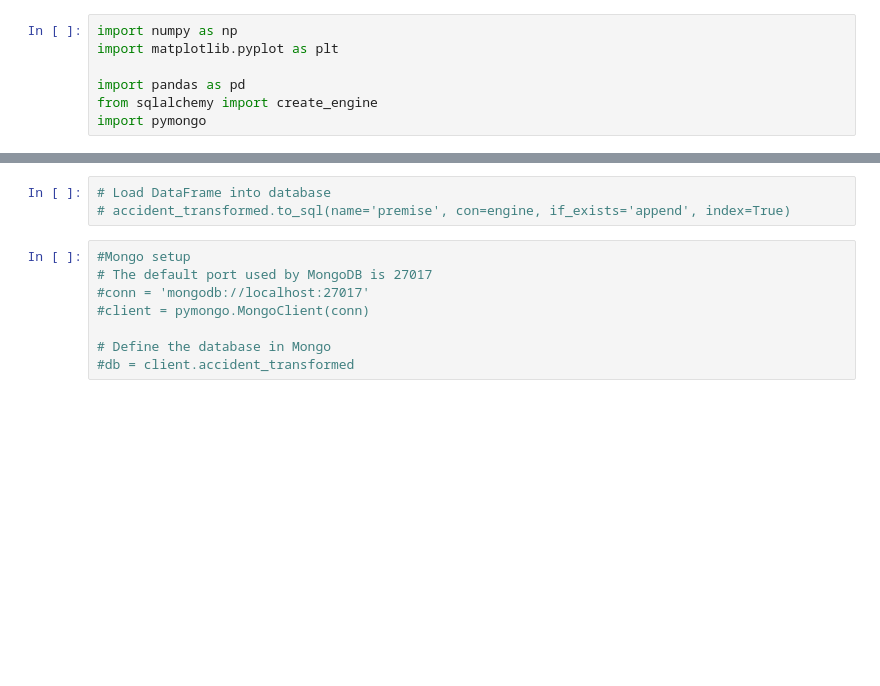
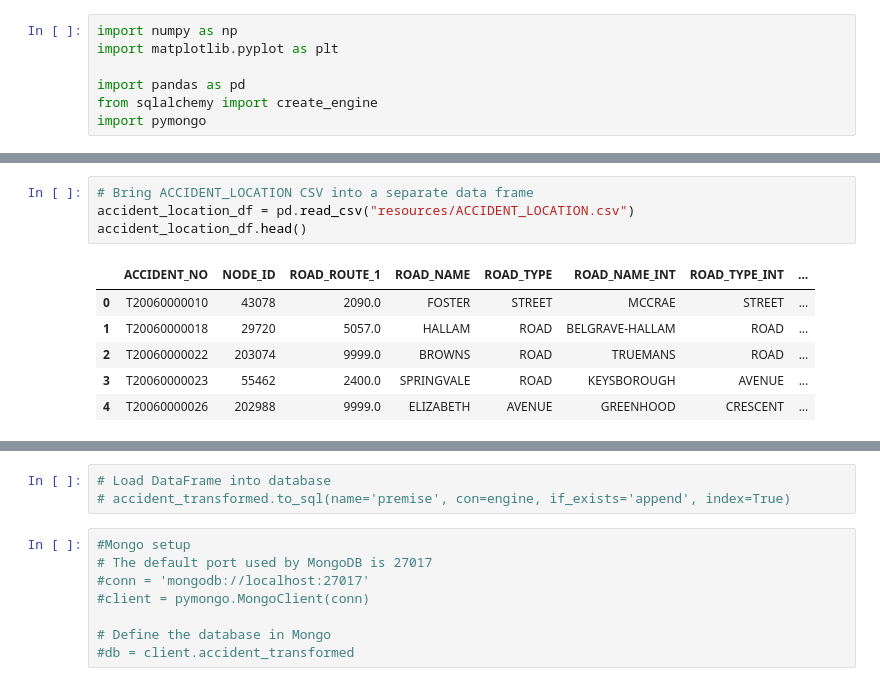
Before and after one commit to Stu-Vic/ETL-Project, a Jupyter notebook: ETL.ipynb, the cells around one changed output, grey strips where cells are left out. Cells and saved outputs as stored; diff of their text form; blank space fills up the shorter version.

Commit message:
transform csv files to dataframes

```diff
--- a/ETL.ipynb
+++ b/ETL.ipynb
@@ -254,0 +33,11 @@ accident_transformed_df.to_csv("Victorian_Accident_Data_2006-2020.csv")
+# %%
+# Bring ACCIDENT_LOCATION CSV into a separate data frame
+accident_location_df = pd.read_csv("resources/ACCIDENT_LOCATION.csv")
+accident_location_df.head()
+# %% [output]
+|  | ACCIDENT_NO | NODE_ID | ROAD_ROUTE_1 | ROAD_NAME | ROAD_TYPE | ROAD_NAME_INT | ROAD_TYPE_INT | ... |
+| 0 | T20060000010 | 43078 | 2090.0 | FOSTER | STREET | MCCRAE | STREET | ... |
+| 1 | T20060000018 | 29720 | 5057.0 | HALLAM | ROAD | BELGRAVE-HALLAM | ROAD | ... |
+| 2 | T20060000022 | 203074 | 9999.0 | BROWNS | ROAD | TRUEMANS | ROAD | ... |
+| 3 | T20060000023 | 55462 | 2400.0 | SPRINGVALE | ROAD | KEYSBOROUGH | AVENUE | ... |
+| 4 | T20060000026 | 202988 | 9999.0 | ELIZABETH | AVENUE | GREENHOOD | CRESCENT | ... |
```
Also changed, not shown: parts of 37 cells of this notebook, 14 other files.
